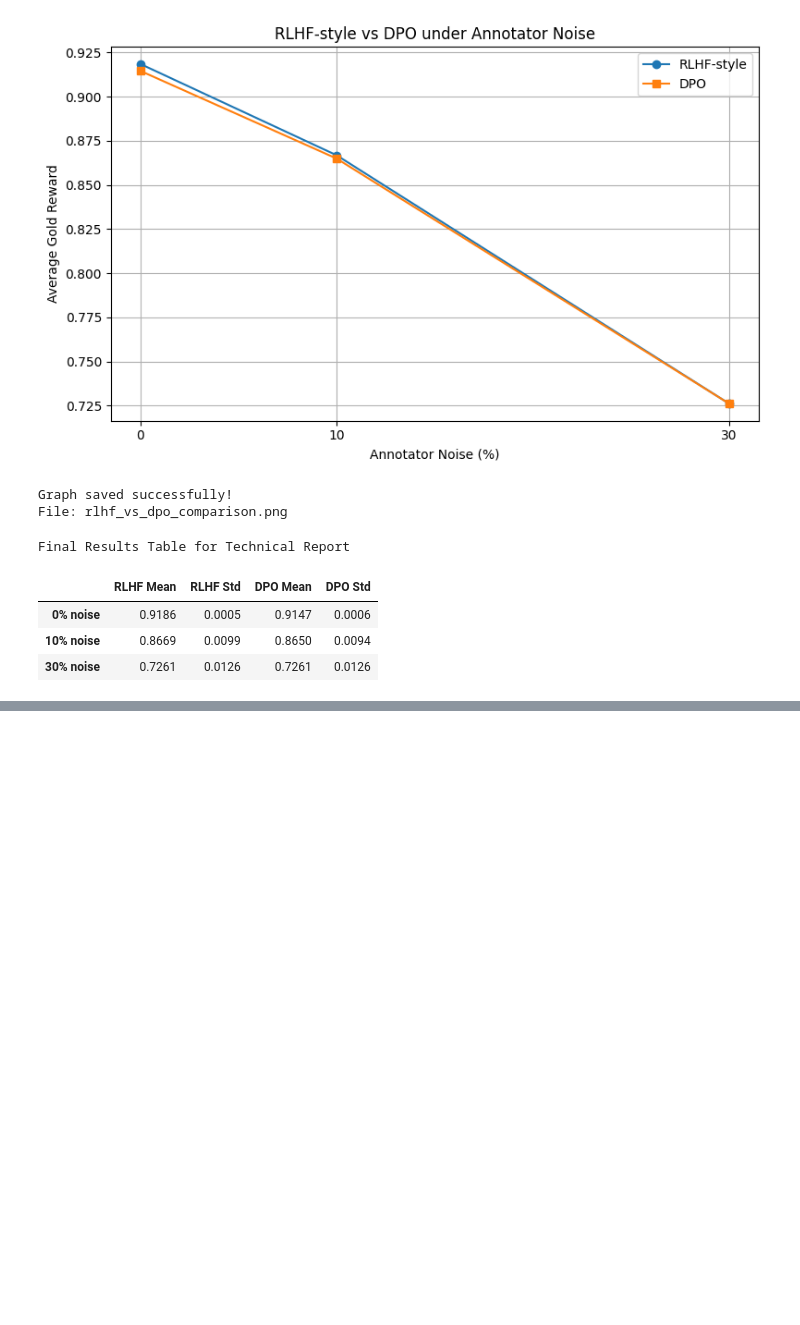
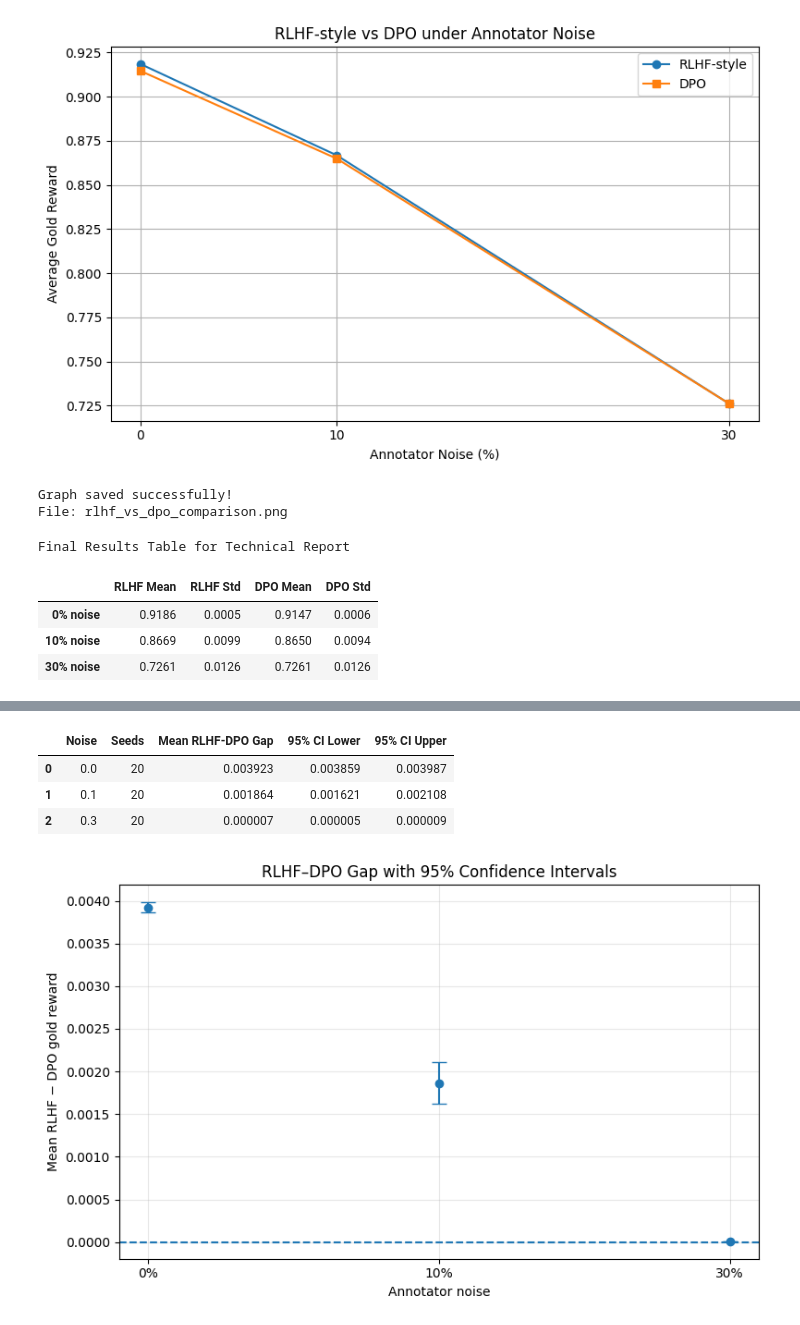
Before and after one commit to poornimaayodhi-cmd/project, a Jupyter notebook: project_.ipynb, the cells around one changed output, grey strips where cells are left out. Cells and saved outputs as stored; diff of their text form; code cells hidden in the pictures; blank space fills up the shorter version.

```diff
--- a/project_.ipynb
+++ b/project_.ipynb
@@ -1106,9 +1157,10 @@ Gold rewards: {'clear_concise': 0.93, 'detailed': 0.825, 'keyword_heavy': 0.33,
 # %%
 def create_noisy_pairs(noise, seed, n_pairs=1000):
     rng = np.random.default_rng(seed)
+    n_styles = len(style_names)
 
-    first = rng.integers(0, N_STYLES, size=n_pairs)
-    second = rng.integers(0, N_STYLES - 1, size=n_pairs)
+    first = rng.integers(0, n_styles, size=n_pairs)
+    second = rng.integers(0, n_styles - 1, size=n_pairs)
     second = second + (second >= first)
 
     # Determine the truly preferred response using gold rewards
@@ -1196,11 +1248,14 @@ def optimize_rlhf_policy(
     learning_rate=0.1,
     steps=3000
 ):
+    # Dynamically determine N_STYLES from input
+    n_styles = len(learned_rewards)
+
     # Start with equal probability for all response styles
-    logits = np.zeros(N_STYLES, dtype=float)
+    logits = np.zeros(n_styles, dtype=float)
 
     # Uniform reference policy
-    reference = np.full(N_STYLES, 1.0 / N_STYLES)
+    reference = np.full(n_styles, 1.0 / n_styles)
     log_reference = np.log(reference)
 
     for _ in range(steps):
@@ -1224,6 +1279,9 @@ def optimize_rlhf_policy(
     return softmax(logits)
 
 
+# Ensure test_scores is defined by running the training here
+test_scores = train_reward_model(test_winner, test_loser)
+
 # Test the RLHF-style policy
 test_rlhf_probs = optimize_rlhf_policy(test_scores)
 
@@ -1585,0 +2013,63 @@ Final Results Table for Technical Report
+# %%
+import numpy as np
+import pandas as pd
+from scipy.stats import t
+
+confidence_results = []
+
+for noise, group in results_df.groupby("noise"):
+    gaps = group["gap"].to_numpy()
+    n = len(gaps)
+
+    mean_gap = np.mean(gaps)
+    se = np.std(gaps, ddof=1) / np.sqrt(n)
+    critical = t.ppf(0.975, df=n - 1)
+
+    confidence_results.append({
+        "Noise": noise,
+        "Seeds": n,
+        "Mean RLHF-DPO Gap": mean_gap,
+        "95% CI Lower": mean_gap - critical * se,
+        "95% CI Upper": mean_gap + critical * se
+    })
+
+confidence_df = pd.DataFrame(confidence_results)
+display(confidence_df.round(6))
+# %% [output]
+|  | Noise | Seeds | Mean RLHF-DPO Gap | 95% CI Lower | 95% CI Upper |
+| 0 | 0.0 | 20 | 0.003923 | 0.003859 | 0.003987 |
+| 1 | 0.1 | 20 | 0.001864 | 0.001621 | 0.002108 |
+| 2 | 0.3 | 20 | 0.000007 | 0.000005 | 0.000009 |
+# %%
+import matplotlib.pyplot as plt
+import numpy as np
+
+noise_labels = ["0%", "10%", "30%"]
+
+means = confidence_df["Mean RLHF-DPO Gap"].to_numpy()
+lower = confidence_df["95% CI Lower"].to_numpy()
+upper = confidence_df["95% CI Upper"].to_numpy()
+
+errors = np.vstack([
+    means - lower,
+    upper - means
+])
+
+plt.figure(figsize=(8, 5))
+plt.errorbar(
+    noise_labels,
+    means,
+    yerr=errors,
+    fmt="o",
+    capsize=6
+)
+
+plt.axhline(0, linestyle="--")
+plt.xlabel("Annotator noise")
+plt.ylabel("Mean RLHF − DPO gold reward")
+plt.title("RLHF–DPO Gap with 95% Confidence Intervals")
+plt.grid(True, alpha=0.3)
+plt.tight_layout()
+plt.show()
+# %% [output]
+[figure, added]
```
Also changed, not shown: parts of 26 cells of this notebook.
